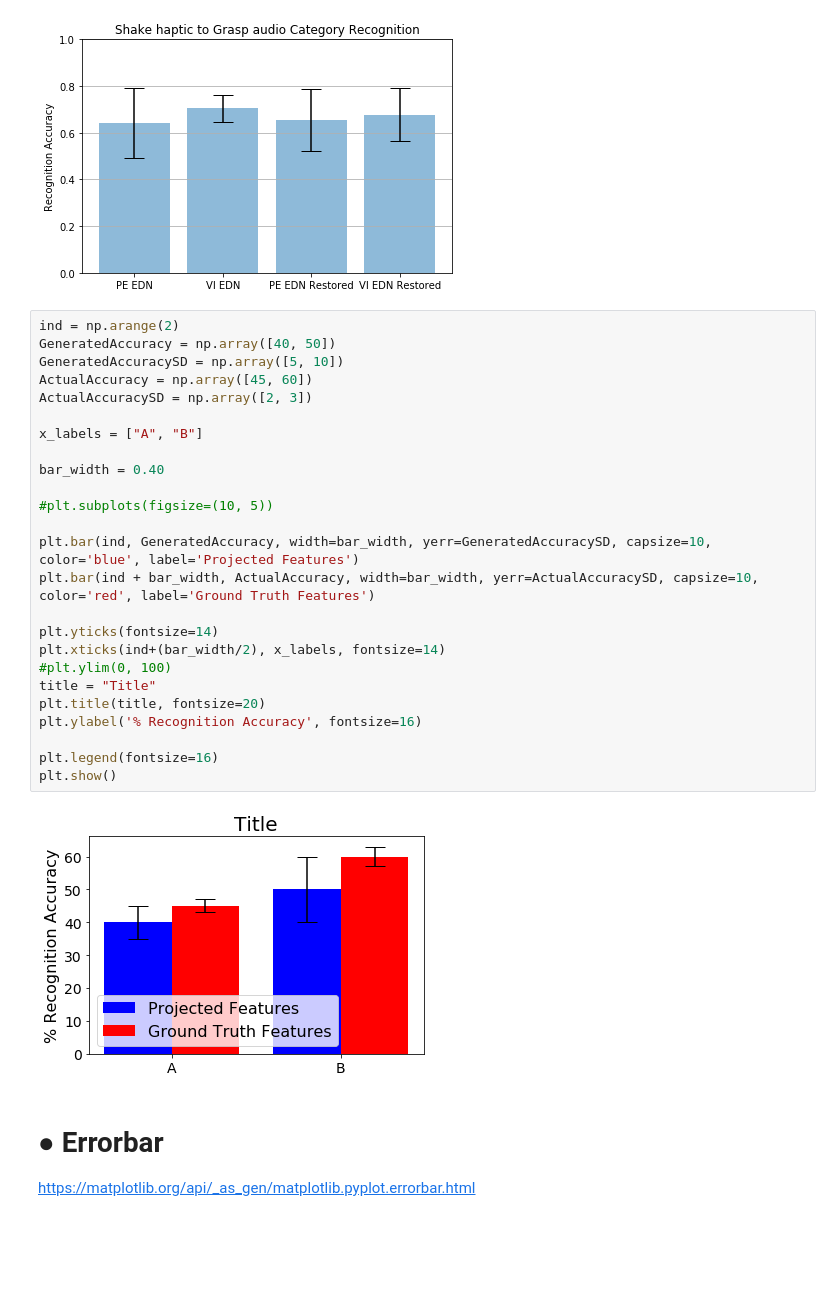
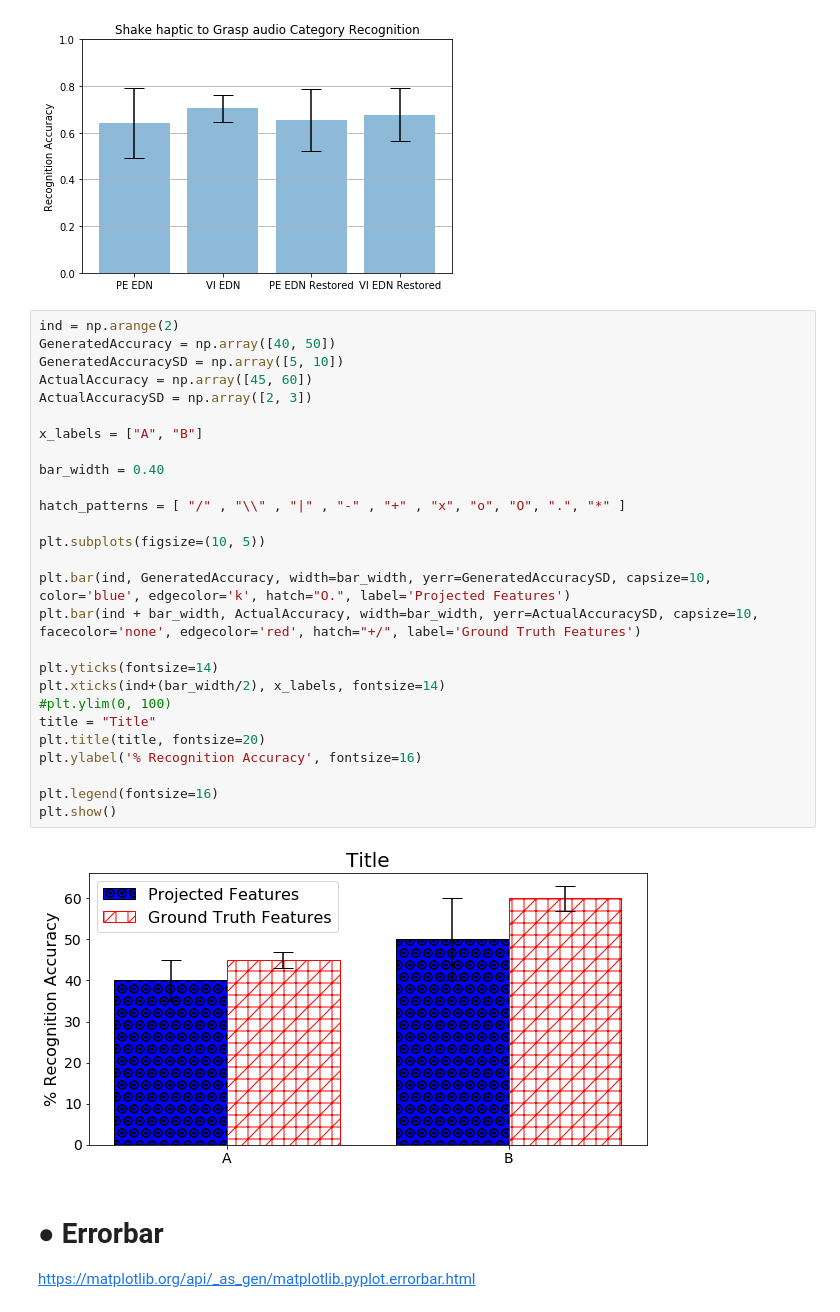
Before and after one commit to gtatiya/Python-Programming, a Jupyter notebook: Matplotlib API/pyplot.ipynb, the cells around one changed output. Saved outputs shown, nothing was run; the diff lists cells and outputs as text; blank space fills up the shorter version.

```diff
--- a/Matplotlib API/pyplot.ipynb
+++ b/Matplotlib API/pyplot.ipynb
@@ -65,30 +65,32 @@ plt.show()
 # %%
 ind = np.arange(2)
 GeneratedAccuracy = np.array([40, 50])
 GeneratedAccuracySD = np.array([5, 10])
 ActualAccuracy = np.array([45, 60])
 ActualAccuracySD = np.array([2, 3])
 
 x_labels = ["A", "B"]
 
 bar_width = 0.40
 
-#plt.subplots(figsize=(10, 5))
+hatch_patterns = [ "/" , "\\" , "|" , "-" , "+" , "x", "o", "O", ".", "*" ]
 
-plt.bar(ind, GeneratedAccuracy, width=bar_width, yerr=GeneratedAccuracySD, capsize=10, color='blue', label='Projected Features')
-plt.bar(ind + bar_width, ActualAccuracy, width=bar_width, yerr=ActualAccuracySD, capsize=10, color='red', label='Ground Truth Features')
+plt.subplots(figsize=(10, 5))
+
+plt.bar(ind, GeneratedAccuracy, width=bar_width, yerr=GeneratedAccuracySD, capsize=10, color='blue', edgecolor='k', hatch="O.", label='Projected Features')
+plt.bar(ind + bar_width, ActualAccuracy, width=bar_width, yerr=ActualAccuracySD, capsize=10, facecolor='none', edgecolor='red', hatch="+/", label='Ground Truth Features')
 
 plt.yticks(fontsize=14)
 plt.xticks(ind+(bar_width/2), x_labels, fontsize=14)
 #plt.ylim(0, 100)
 title = "Title"
 plt.title(title, fontsize=20)
 plt.ylabel('% Recognition Accuracy', fontsize=16)
 
 plt.legend(fontsize=16)
 plt.show()
 # %% [output]
-[figure, old version]
+[figure, new version]
 # %% [markdown]
 # <a id="Errorbar">● Errorbar</a>
 
```
